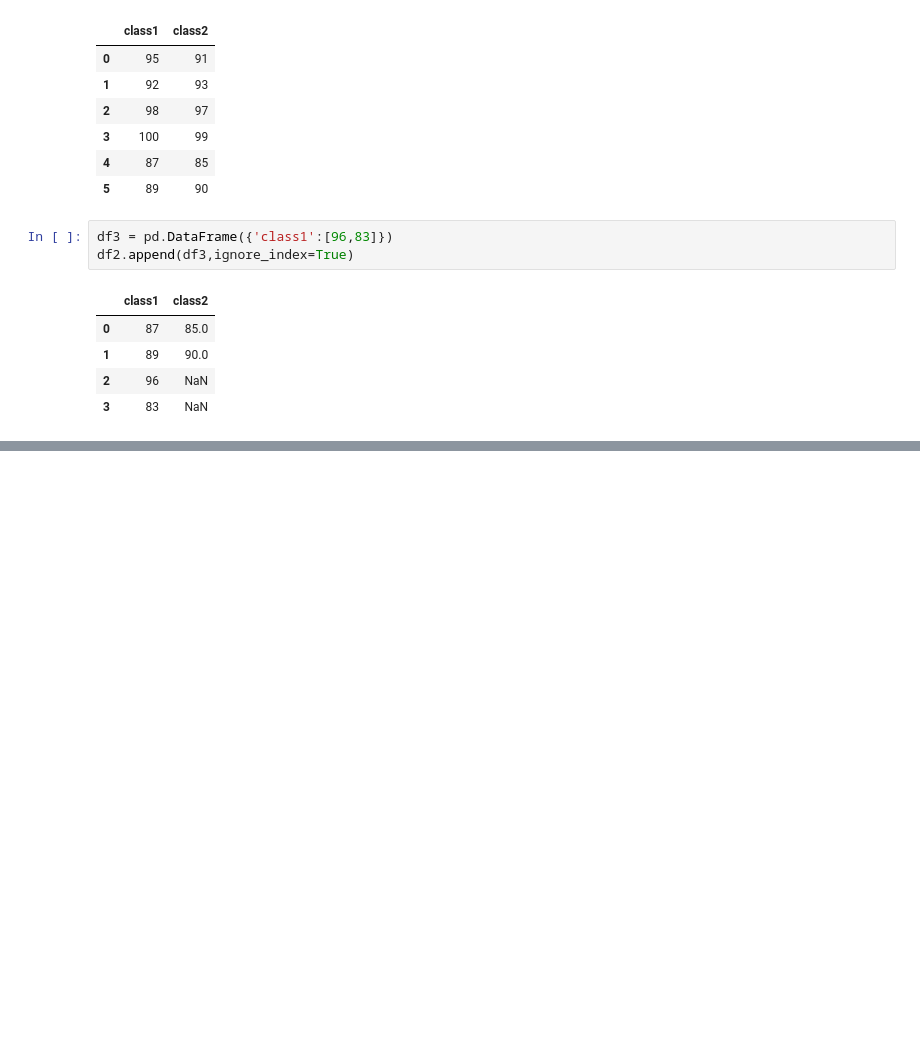
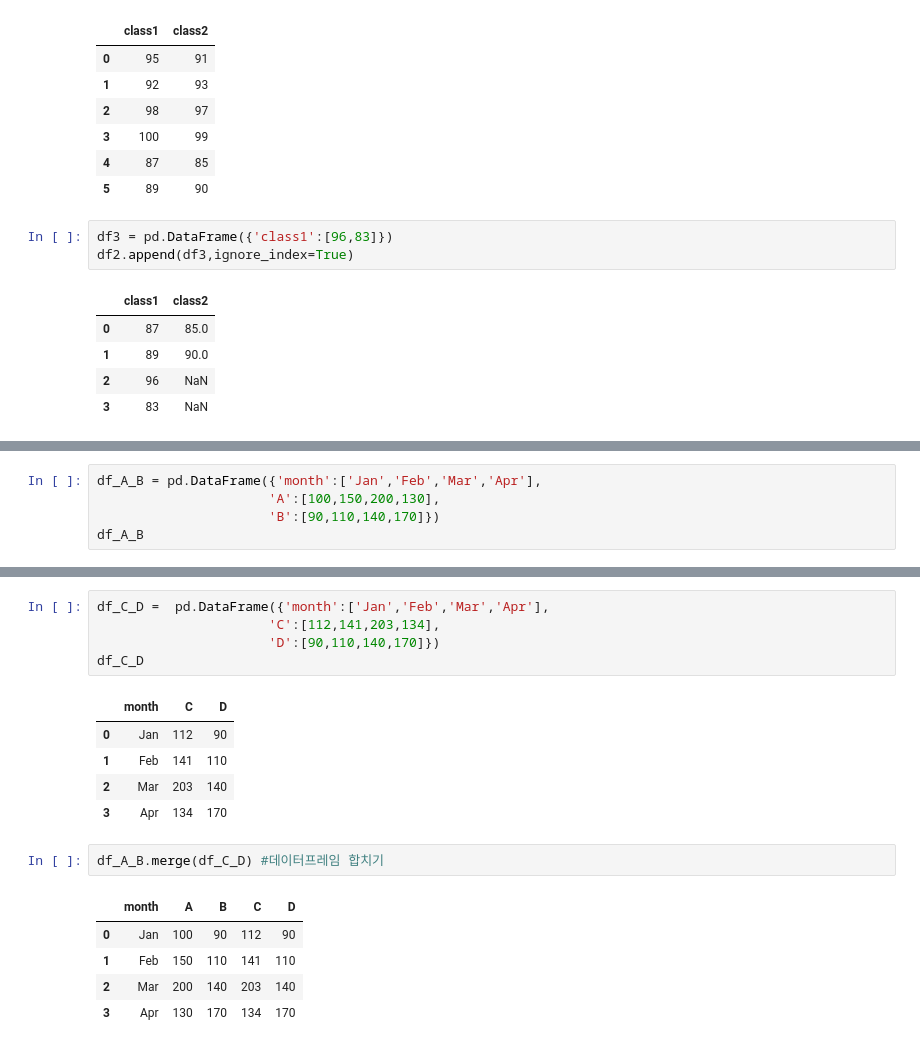
Before and after one commit to ppangh11/Practice_Python, a Jupyter notebook: Pandas연습.ipynb, the cells around one changed output, grey strips where cells are left out. Drawn from its saved outputs; the diff is of its cells as text; blank space fills up the shorter version.

```diff
--- a/Pandas연습.ipynb
+++ b/Pandas연습.ipynb
@@ -407,0 +420,5 @@ df2.append(df3,ignore_index=True)
+# %%
+df_A_B = pd.DataFrame({'month':['Jan','Feb','Mar','Apr'],
+                      'A':[100,150,200,130],
+                      'B':[90,110,140,170]})
+df_A_B
@@ -407,0 +431,19 @@ df2.append(df3,ignore_index=True)
+# %%
+df_C_D =  pd.DataFrame({'month':['Jan','Feb','Mar','Apr'],
+                      'C':[112,141,203,134],
+                      'D':[90,110,140,170]})
+df_C_D
+# %% [output]
+|  | month | C | D |
+| 0 | Jan | 112 | 90 |
+| 1 | Feb | 141 | 110 |
+| 2 | Mar | 203 | 140 |
+| 3 | Apr | 134 | 170 |
+# %%
+df_A_B.merge(df_C_D) #데이터프레임 합치기
+# %% [output]
+|  | month | A | B | C | D |
+| 0 | Jan | 100 | 90 | 112 | 90 |
+| 1 | Feb | 150 | 110 | 141 | 110 |
+| 2 | Mar | 200 | 140 | 203 | 140 |
+| 3 | Apr | 130 | 170 | 134 | 170 |
```
Also changed, not shown: parts of 13 cells of this notebook.
